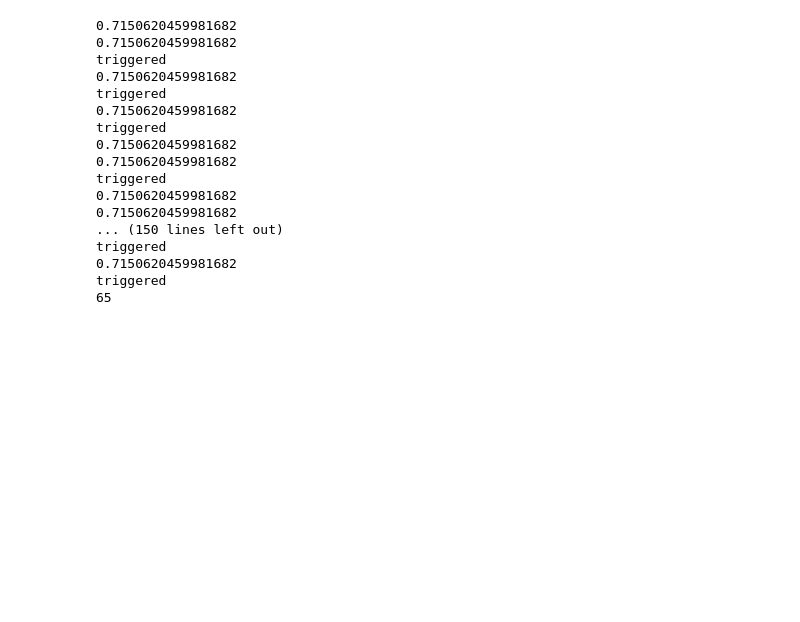
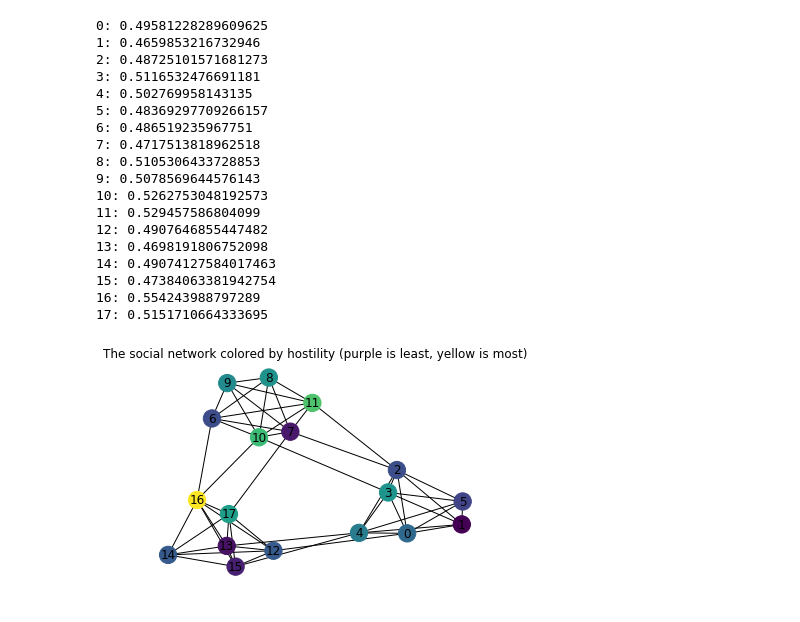
Before and after one commit to simon-andrews/soper, a Jupyter notebook: notebooks/Experimentation.ipynb, the cells around one changed output. Cells and saved outputs as stored; diff of their text form; code cells hidden in the pictures; blank space fills up the shorter version.

```diff
--- a/notebooks/Experimentation.ipynb
+++ b/notebooks/Experimentation.ipynb
@@ -77,28 +88,29 @@ nx.draw(social_network, with_labels=True, node_color=color_map)
-# %%
-simulation_step_count = 100
-
-for _ in range(simulation_step_count):
-    person = friend_groups[0][0]
-    print(person.activity_level)
-    if random.random() < person.activity_level:
-        print('triggered')
-        person.feed.append('bleep bloop')
-print(len(person.feed))
-# %% [output]
-0.7150620459981682
-0.7150620459981682
-triggered
-0.7150620459981682
-triggered
-0.7150620459981682
-triggered
-0.7150620459981682
-0.7150620459981682
-triggered
-0.7150620459981682
-0.7150620459981682
-... (150 lines left out)
-triggered
-0.7150620459981682
-triggered
-65
+# %%
+hostility_color_map = list()
+for group in friend_groups:
+    for friend in group:
+        hostility_color_map.append(friend.hostility)
+        print('{}: {}'.format(friend.id_number, friend.hostility))
+
+plt.title('The social network colored by hostility (purple is least, yellow is most)')
+nx.draw(social_network, with_labels=True, node_color=hostility_color_map)
+# %% [output]
+0: 0.49581228289609625
+1: 0.4659853216732946
+2: 0.48725101571681273
+3: 0.5116532476691181
+4: 0.502769958143135
+5: 0.48369297709266157
+6: 0.486519235967751
+7: 0.4717513818962518
+8: 0.5105306433728853
+9: 0.5078569644576143
+10: 0.5262753048192573
+11: 0.529457586804099
+12: 0.4907646855447482
+13: 0.4698191806752098
+14: 0.49074127584017463
+15: 0.47384063381942754
+16: 0.554243988797289
+17: 0.5151710664333695
+[figure, added]
```
Also changed, not shown: parts of 4 cells of this notebook, 1 other file.
